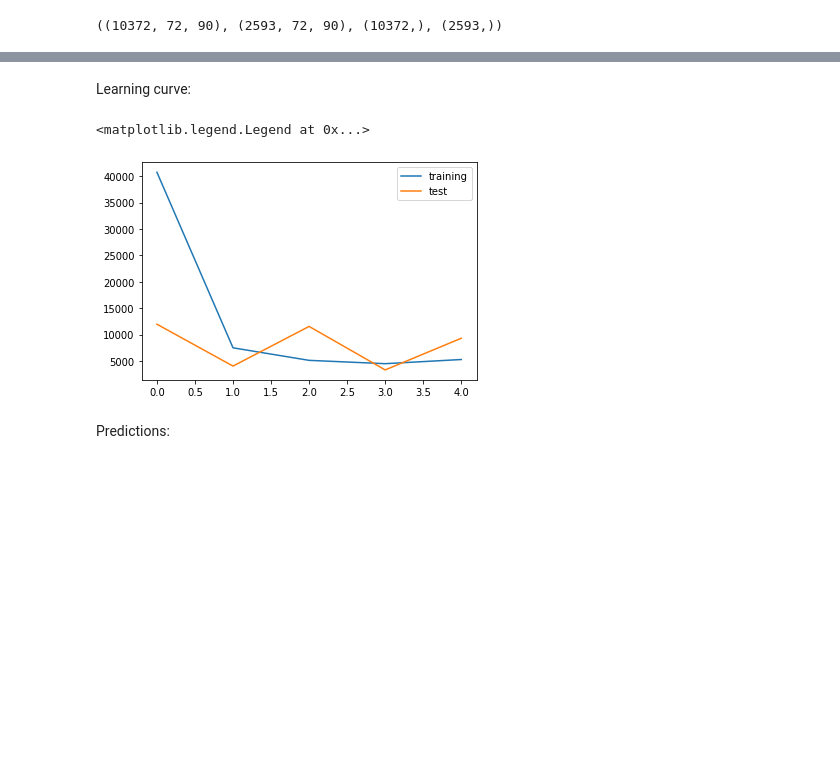
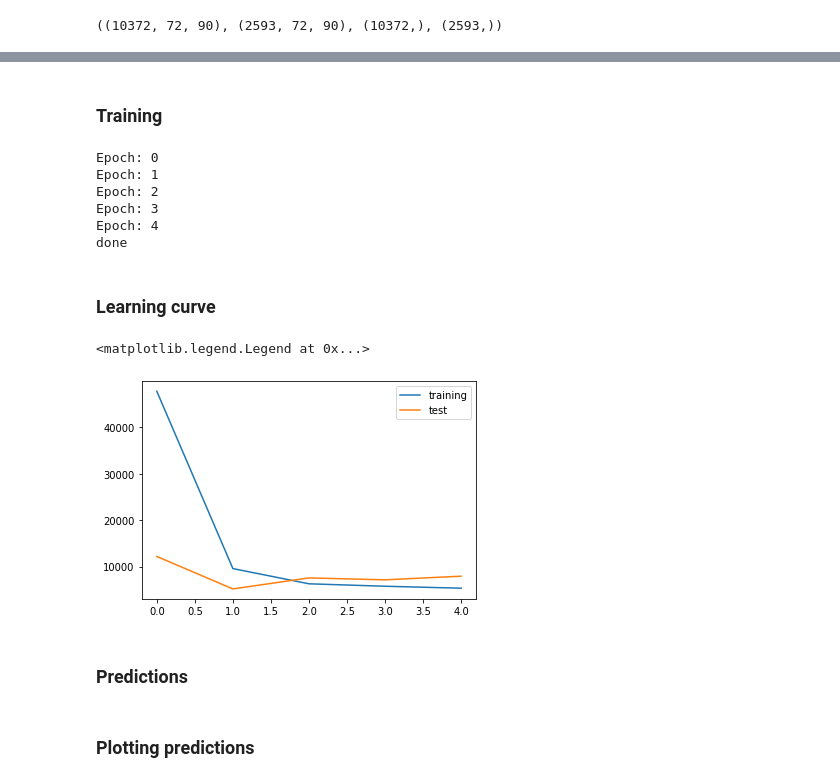
Before and after one commit to i4Ds/rodem-sp-tutorial-2021, a Jupyter notebook: notebooks/SOHO_sunspots_dataset.ipynb, the cells around one changed output, grey strips where cells are left out. Saved outputs shown, nothing was run; the diff lists cells and outputs as text; code cells hidden in the pictures; blank space fills up the shorter version.

```diff
--- a/notebooks/SOHO_sunspots_dataset.ipynb
+++ b/notebooks/SOHO_sunspots_dataset.ipynb
@@ -321,8 +326,0 @@ X_test_cnn = np.expand_dims( X_test, axis=-1 )
-# %%
-log = model.fit(
-  X_train_cnn,
-  y_train,
-  epochs=5,
-  batch_size=32,
-  validation_data=(X_test_cnn, y_test)
-)
@@ -340,12 +327,46 @@ Epoch 5/5
-# %% [markdown]
-Learning curve:
+# %% [markdown]
+### Training
+# %%
+
+losses_train = []
+losses_test = []
+
+
+for i in range (5):
+   print ("Epoch: "+str(i))
+   ltr = 0.0
+   lte = 0.0
+   for j in range(len(X_train_cnn_split)):
+      model.zero_grad()
+      result = model(X_train_cnn_split[j]).view(-1)
+      loss = mse(result,y_train_split[j])
+      loss.backward()
+      optim.step()
+      ltr+=loss.detach()
+   for j in range(len(X_test_cnn_split)):
+      result = model(X_test_cnn_split[j]).view(-1)
+      loss = mse(result,y_test_split[j])
+      lte+=loss.detach()
+   losses_train.append(ltr/len(X_train_dense_split))
+   losses_test.append(lte/len(X_test_dense_split))
+
+print ("done")
+# %% [output]
+Epoch: 0
+Epoch: 1
+Epoch: 2
+Epoch: 3
+Epoch: 4
+done
+# %% [markdown]
+### Learning curve
 # %%
-plt.plot( log.history['loss'], label='training' )
-plt.plot( log.history['val_loss'], label='test' )
+plt.plot( losses_train, label='training' )
+plt.plot( losses_test, label='test' )
 plt.legend()
 # %% [output]
 <matplotlib.legend.Legend at 0x...>
-[figure, old version]
+[figure, new version]
-# %% [markdown]
-Predictions:
+# %% [markdown]
+### Predictions
 # %%
@@ -353,3 +374,5 @@ y_test_pred = model.predict( X_test_cnn )
+# %% [markdown]
+### Plotting predictions
 # %%
 plt.scatter( y_test_pred, y_test )
 plt.xlabel("predicted")
```
Also changed, not shown: parts of 28 cells of this notebook.
